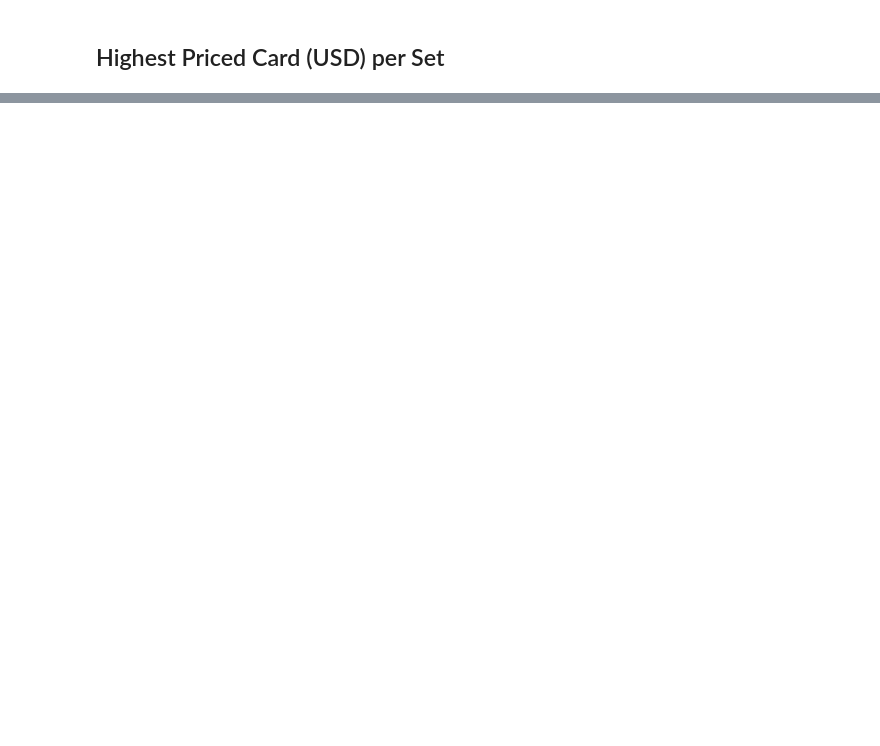
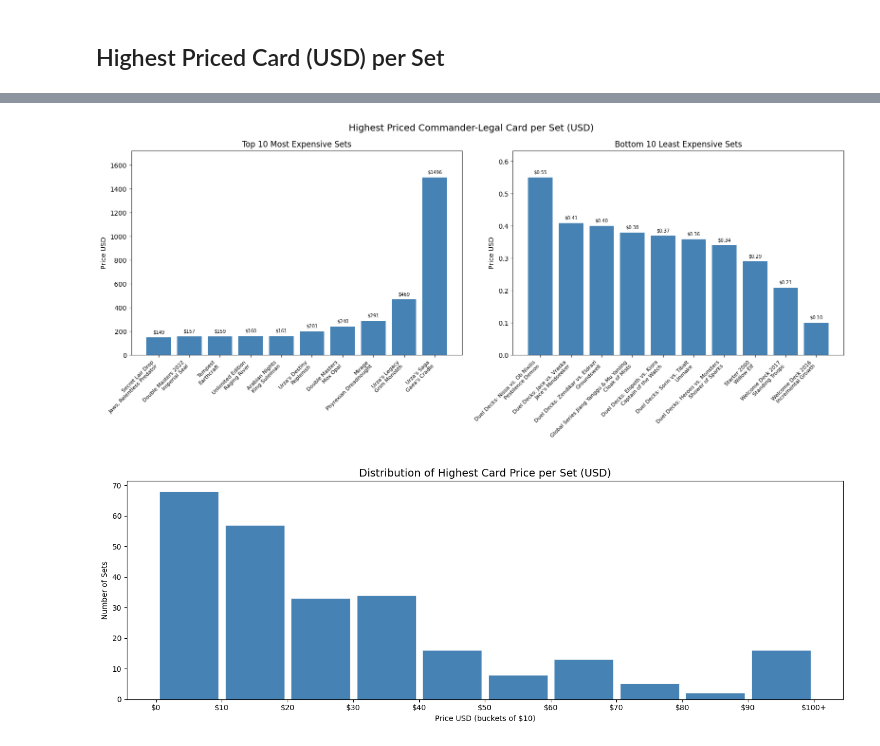
Before and after one commit to GoldenSpringFox/DataScience-HW1, a Jupyter notebook: Project/EDHDataAnalysis.ipynb, the cells around one changed output, grey strips where cells are left out. Drawn from its saved outputs; the diff is of its cells as text; code cells hidden in the pictures; blank space fills up the shorter version.

```diff
--- a/Project/EDHDataAnalysis.ipynb
+++ b/Project/EDHDataAnalysis.ipynb
@@ -481,0 +566,55 @@ plot_highest_price_per_set(cards_df)
+# %%
+def plot_highest_price_per_set(df: pd.DataFrame, n: int = 10) -> None:
+    price_col = 'price_usd'
+    s = df.dropna(subset=[price_col, 'set_name', 'name']).copy()
+    if 'legal_commander' in s.columns:
+        s = s[s['legal_commander']]
+
+    # Highest priced card per set
+    idx = s.groupby('set')[price_col].idxmax()
+    top = (s.loc[idx][['set', 'set_name', 'name', price_col]]
+             .sort_values(price_col, ascending=False)
+             .reset_index(drop=True))
+
+    top10 = top.head(n).sort_values(price_col)
+    bot10 = top.tail(n).sort_values(price_col, ascending=False)
+
+    def _bar_chart(ax, data, title):
+        labels = data.apply(lambda r: f"{r['set_name']}\n{r['name']}", axis=1)
+        bars = ax.bar(range(len(data)), data[price_col], color='steelblue')
+        ax.set_xticks(range(len(data)))
+        ax.set_xticklabels(labels, fontsize=8)
+        bar_labels = [f"${v:.0f}" if v >= 10 else f"${v:.2f}" for v in data[price_col]]
+        ax.bar_label(bars, labels=bar_labels, padding=4, fontsize=7)
+        ax.set_ylabel('Price USD')
+        ax.set_title(title, fontsize=12)
+        ax.margins(y=0.15)
+        plt.setp(ax.get_xticklabels(), rotation=45, ha='right')
+
+    fig, (ax1, ax2) = plt.subplots(1, 2, figsize=(16, 7))
+    _bar_chart(ax1, top10, f'Top {n} Most Expensive Sets')
+    _bar_chart(ax2, bot10, f'Bottom {n} Least Expensive Sets')
+    plt.suptitle('Highest Priced Commander-Legal Card per Set (USD)', fontsize=14)
+    plt.tight_layout()
+    plt.show()
+
+    # Histogram with $10 buckets, last bucket = $100+
+    bins = list(range(0, 110, 10))  # [0, 10, 20, ..., 100]
+    capped = top[price_col].clip(upper=99.99)
+
+    fig, ax = plt.subplots(figsize=(14, 5))
+    capped.hist(ax=ax, bins=bins, color='steelblue', edgecolor='white', linewidth=0.4, rwidth=0.9)
+    ax.set_xticks(bins)
+    ax.set_xticklabels([f'${b}' if b < 100 else '$100+' for b in bins])
+    ax.set_title('Distribution of Highest Card Price per Set (USD)', fontsize=14)
+    ax.set_xlabel('Price USD (buckets of $10)')
+    ax.set_ylabel('Number of Sets')
+    ax.yaxis.set_major_locator(plt.MultipleLocator(10))
+    ax.grid(False)
+    plt.tight_layout()
+    plt.show()
+
+plot_highest_price_per_set(cards_df)
+# %% [output]
+[figure, added]
+[figure, added]
```
Also changed, not shown: parts of 18 cells of this notebook, 4 other files.
